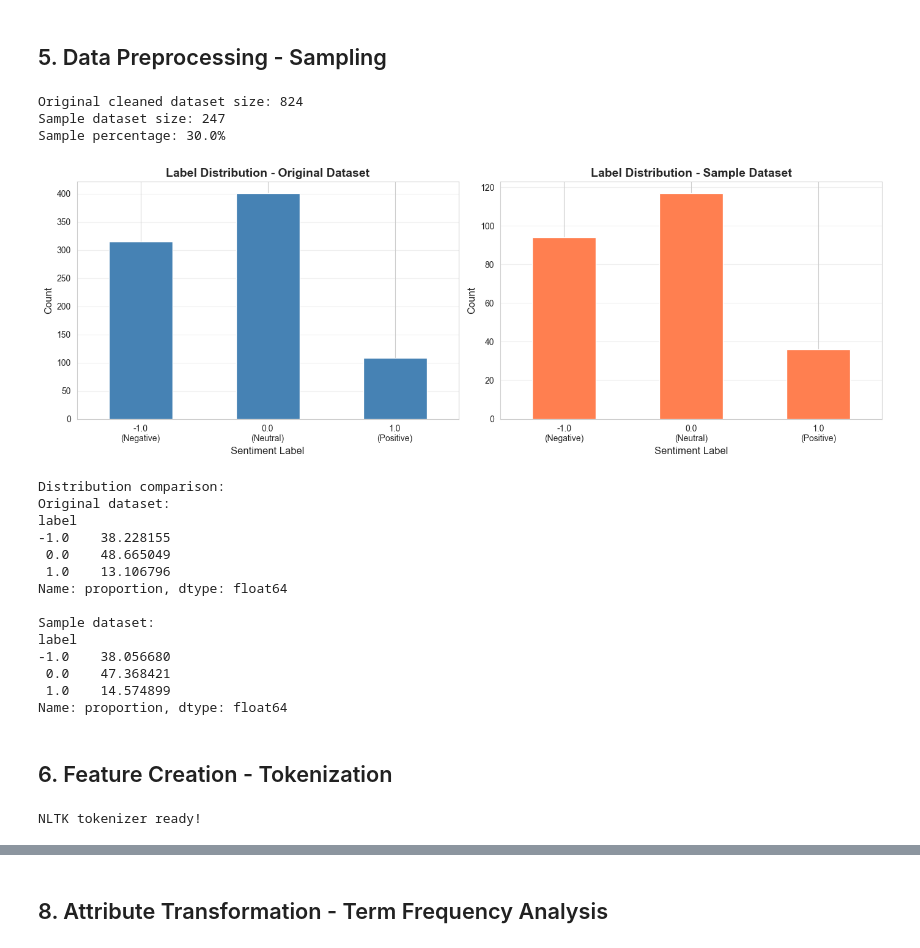
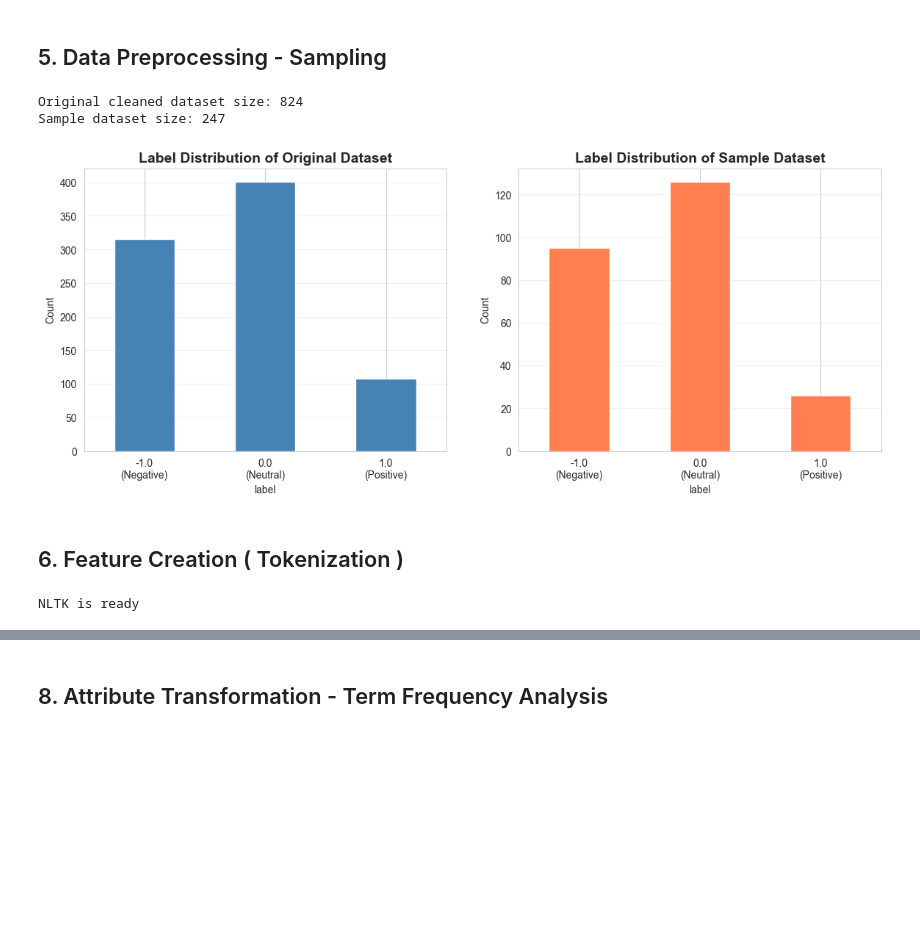
Before and after one commit to BallPoolShark/DM2025-Lab1-Exercise, a Jupyter notebook: DM2025-Lab1-Homework.ipynb, the cells around one changed output, grey strips where cells are left out. Drawn from its saved outputs; the diff is of its cells as text; code cells hidden in the pictures; blank space fills up the shorter version.

```diff
--- a/DM2025-Lab1-Homework.ipynb
+++ b/DM2025-Lab1-Homework.ipynb
@@ -207,74 +191,47 @@ Dataset size after removing duplicates: 824
 # %% [markdown]
 ## 5. Data Preprocessing - Sampling
 # %%
-# Create a sample dataset (30% of the data) for faster processing
+# Create a sample dataset (30% of the originel data)
 sample_size = 0.3
-df_sample = df_clean.sample(frac=sample_size, random_state=42).copy()
+df_sample = df_clean.sample(frac=sample_size).copy()
 
 print(f"Original cleaned dataset size: {len(df_clean)}")
 print(f"Sample dataset size: {len(df_sample)}")
-print(f"Sample percentage: {sample_size * 100}%")
 # %% [output]
 Original cleaned dataset size: 824
 Sample dataset size: 247
-Sample percentage: 30.0%
 # %%
 # Compare label distributions between original and sample datasets
 fig, axes = plt.subplots(1, 2, figsize=(14, 5))
 
 # Original dataset distribution
 df_clean['label'].value_counts().sort_index().plot(kind='bar', ax=axes[0], color='steelblue')
-axes[0].set_title('Label Distribution - Original Dataset', fontsize=14, fontweight='bold')
-axes[0].set_xlabel('Sentiment Label', fontsize=12)
-axes[0].set_ylabel('Count', fontsize=12)
+axes[0].set_title('Label Distribution of Original Dataset', fontsize=14, fontweight='bold')
+axes[0].set_ylabel('Count')
 axes[0].set_xticklabels(['-1.0\n(Negative)', '0.0\n(Neutral)', '1.0\n(Positive)'], rotation=0)
 axes[0].grid(axis='y', alpha=0.3)
 
 # Sample dataset distribution
 df_sample['label'].value_counts().sort_index().plot(kind='bar', ax=axes[1], color='coral')
-axes[1].set_title('Label Distribution - Sample Dataset', fontsize=14, fontweight='bold')
-axes[1].set_xlabel('Sentiment Label', fontsize=12)
-axes[1].set_ylabel('Count', fontsize=12)
+axes[1].set_title('Label Distribution of Sample Dataset', fontsize=14, fontweight='bold')
+axes[1].set_ylabel('Count')
 axes[1].set_xticklabels(['-1.0\n(Negative)', '0.0\n(Neutral)', '1.0\n(Positive)'], rotation=0)
 axes[1].grid(axis='y', alpha=0.3)
 
-plt.tight_layout()
+
 plt.show()
-
-print("\nDistribution comparison:")
-print("Original dataset:")
-print(df_clean['label'].value_counts(normalize=True).sort_index() * 100)
-print("\nSample dataset:")
-print(df_sample['label'].value_counts(normalize=True).sort_index() * 100)
+#sample kept the same distribution as original data
 # %% [output]
-[figure, old version]
+[figure, new version]
-Distribution comparison:
-Original dataset:
-label
--1.0    38.228155
- 0.0    48.665049
- 1.0    13.106796
-Name: proportion, dtype: float64
-
-Sample dataset:
-label
--1.0    38.056680
- 0.0    47.368421
- 1.0    14.574899
-Name: proportion, dtype: float64
 # %% [markdown]
-## 6. Feature Creation - Tokenization
+## 6. Feature Creation ( Tokenization )
 # %%
 # Download required NLTK data
 import nltk
-try:
-    nltk.data.find('tokenizers/punkt')
-except LookupError:
-    nltk.download('punkt')
-
-print("NLTK tokenizer ready!")
+nltk.data.find('tokenizers/punkt')
+print("NLTK is ready")
 # %% [output]
-NLTK tokenizer ready!
+NLTK is ready
 # %%
 # Tokenize the text data
 df_sample['tokens'] = df_sample['text'].apply(lambda x: tokenize_text(str(x)))
```
Also changed, not shown: parts of 22 cells of this notebook.
